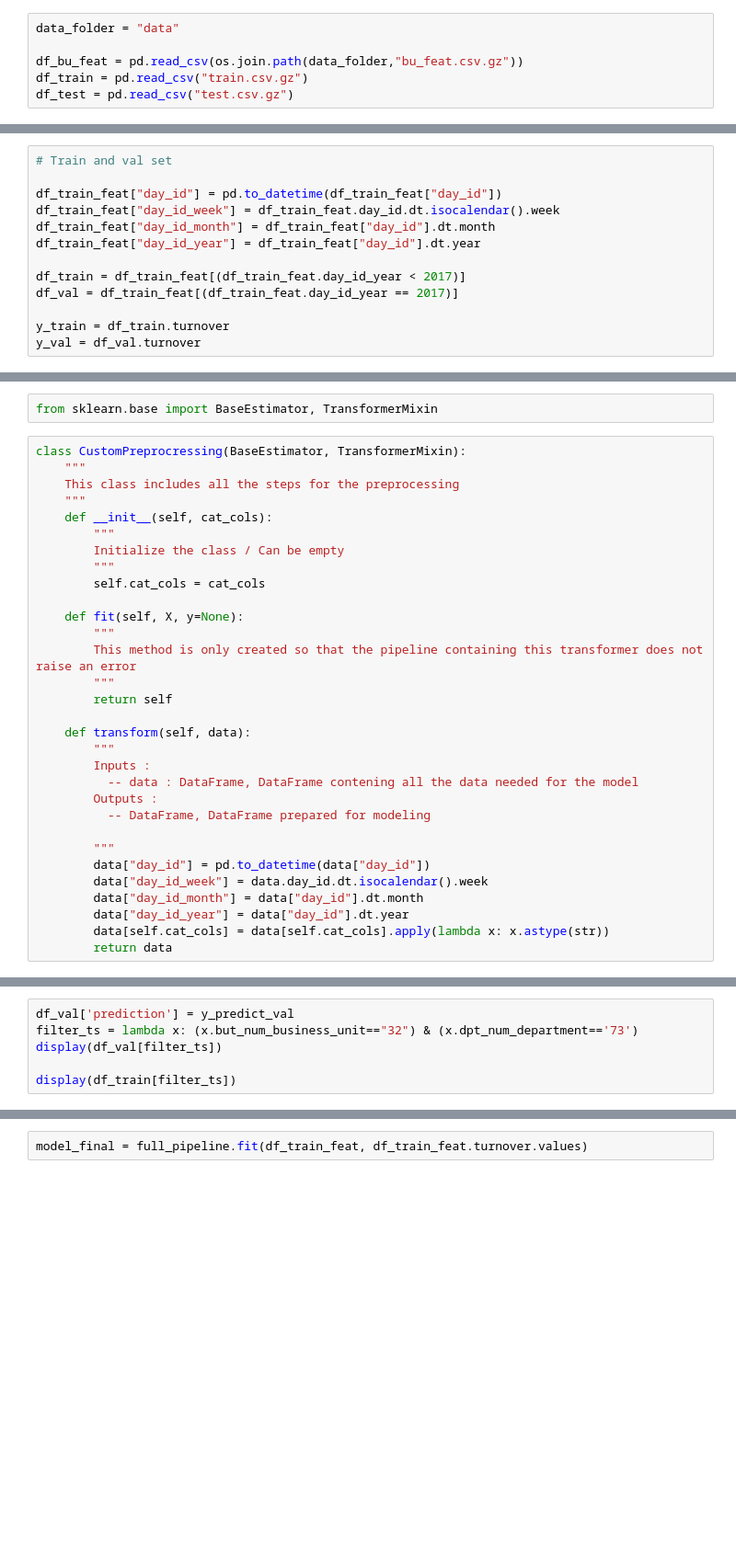
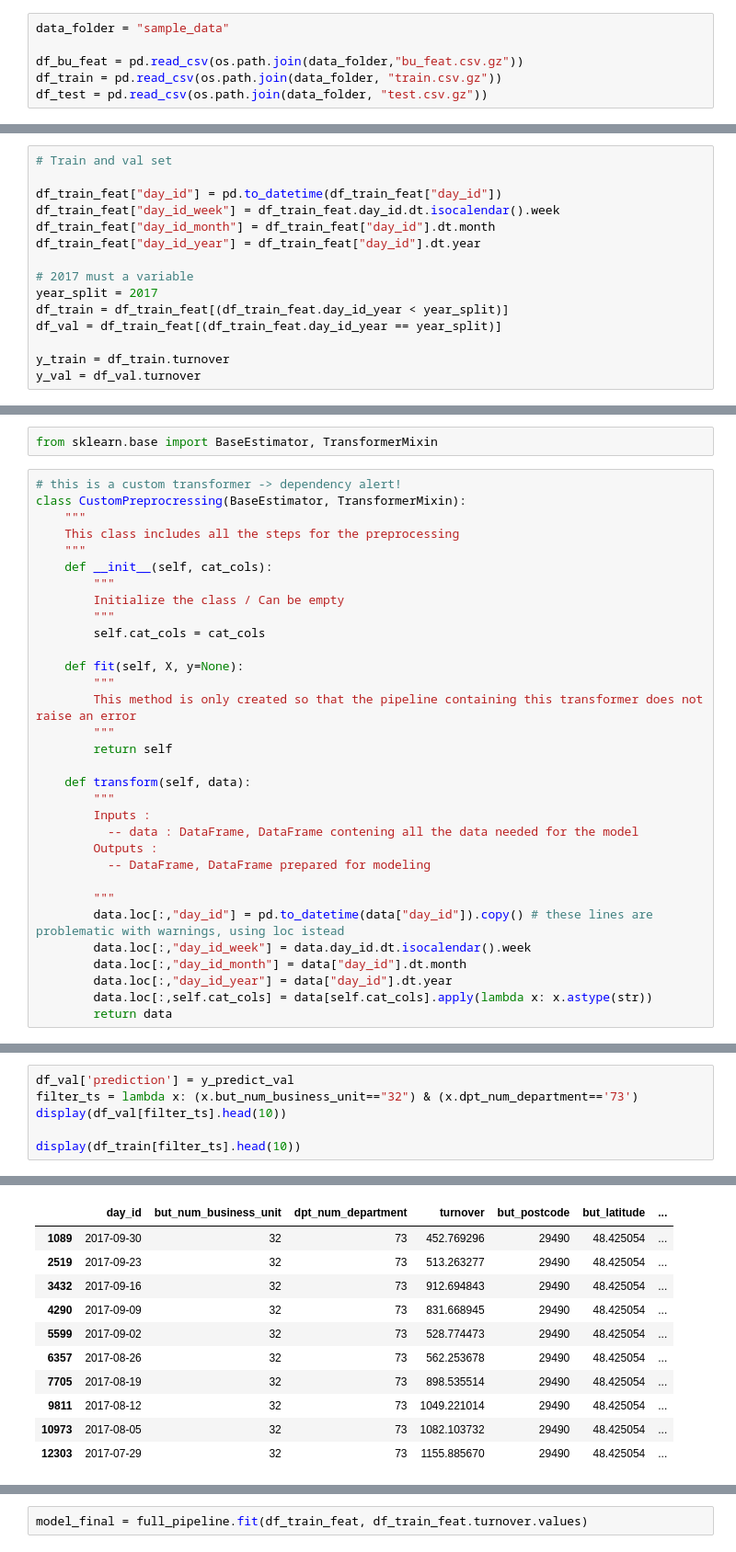
Before and after one commit to miguelmayhem92/mle_decathlon, a Jupyter notebook: modules/eda/turnover_modeling.ipynb, the cells around one changed output, grey strips where cells are left out. Shown at 92% size. Drawn from its saved outputs; the diff is of its cells as text; blank space fills up the shorter version.

Commit message:
modular train script

```diff
--- a/modules/eda/turnover_modeling.ipynb
+++ b/modules/eda/turnover_modeling.ipynb
@@ -19,11 +19,11 @@ from sklearn.ensemble import GradientBoostingRegressor
 # %% [markdown]
 ## Data loading
 # %%
-data_folder = "data"
+data_folder = "sample_data"
 
-df_bu_feat = pd.read_csv(os.join.path(data_folder,"bu_feat.csv.gz"))
-df_train = pd.read_csv("train.csv.gz")
-df_test = pd.read_csv("test.csv.gz")
+df_bu_feat = pd.read_csv(os.path.join(data_folder,"bu_feat.csv.gz"))
+df_train = pd.read_csv(os.path.join(data_folder, "train.csv.gz"))
+df_test = pd.read_csv(os.path.join(data_folder, "test.csv.gz"))
 # %% [markdown]
 ### Merging features
 # %%
@@ -41,8 +52,10 @@ df_train_feat["day_id_week"] = df_train_feat.day_id.dt.isocalendar().week
 df_train_feat["day_id_month"] = df_train_feat["day_id"].dt.month
 df_train_feat["day_id_year"] = df_train_feat["day_id"].dt.year
 
-df_train = df_train_feat[(df_train_feat.day_id_year < 2017)]
-df_val = df_train_feat[(df_train_feat.day_id_year == 2017)]
+# 2017 must a variable
+year_split = 2017
+df_train = df_train_feat[(df_train_feat.day_id_year < year_split)]
+df_val = df_train_feat[(df_train_feat.day_id_year == year_split)]
 
 y_train = df_train.turnover
 y_val = df_val.turnover
@@ -51,6 +64,7 @@ y_val = df_val.turnover
 # %%
 from sklearn.base import BaseEstimator, TransformerMixin
 # %%
+# this is a custom transformer -> dependency alert!
 class CustomPreprocressing(BaseEstimator, TransformerMixin):
     """
     This class includes all the steps for the preprocessing
@@ -75,11 +89,11 @@ class CustomPreprocressing(BaseEstimator, TransformerMixin):
           -- DataFrame, DataFrame prepared for modeling
 
         """
-        data["day_id"] = pd.to_datetime(data["day_id"])
-        data["day_id_week"] = data.day_id.dt.isocalendar().week
-        data["day_id_month"] = data["day_id"].dt.month
-        data["day_id_year"] = data["day_id"].dt.year
-        data[self.cat_cols] = data[self.cat_cols].apply(lambda x: x.astype(str))
+        data.loc[:,"day_id"] = pd.to_datetime(data["day_id"]).copy() # these lines are problematic with warnings, using loc istead
+        data.loc[:,"day_id_week"] = data.day_id.dt.isocalendar().week
+        data.loc[:,"day_id_month"] = data["day_id"].dt.month
+        data.loc[:,"day_id_year"] = data["day_id"].dt.year
+        data.loc[:,self.cat_cols] = data[self.cat_cols].apply(lambda x: x.astype(str))
         return data
 # %%
 
@@ -120,6 +138,7 @@ df_val['dpt_num_department'].unique()
 # %%
 df_val['prediction'] = y_predict_val
 filter_ts = lambda x: (x.but_num_business_unit=="32") & (x.dpt_num_department=='73')
-display(df_val[filter_ts])
+display(df_val[filter_ts].head(10))
 
-display(df_train[filter_ts])
+display(df_train[filter_ts].head(10))
+# %% [output]
@@ -125,0 +150,11 @@ display(df_train[filter_ts])
+|  | day_id | but_num_business_unit | dpt_num_department | turnover | but_postcode | but_latitude | ... |
+| 1089 | 2017-09-30 | 32 | 73 | 452.769296 | 29490 | 48.425054 | ... |
+| 2519 | 2017-09-23 | 32 | 73 | 513.263277 | 29490 | 48.425054 | ... |
+| 3432 | 2017-09-16 | 32 | 73 | 912.694843 | 29490 | 48.425054 | ... |
+| 4290 | 2017-09-09 | 32 | 73 | 831.668945 | 29490 | 48.425054 | ... |
+| 5599 | 2017-09-02 | 32 | 73 | 528.774473 | 29490 | 48.425054 | ... |
+| 6357 | 2017-08-26 | 32 | 73 | 562.253678 | 29490 | 48.425054 | ... |
+| 7705 | 2017-08-19 | 32 | 73 | 898.535514 | 29490 | 48.425054 | ... |
+| 9811 | 2017-08-12 | 32 | 73 | 1049.221014 | 29490 | 48.425054 | ... |
+| 10973 | 2017-08-05 | 32 | 73 | 1082.103732 | 29490 | 48.425054 | ... |
+| 12303 | 2017-07-29 | 32 | 73 | 1155.885670 | 29490 | 48.425054 | ... |
```
Also changed, not shown: parts of 6 cells of this notebook, 6 other files.
